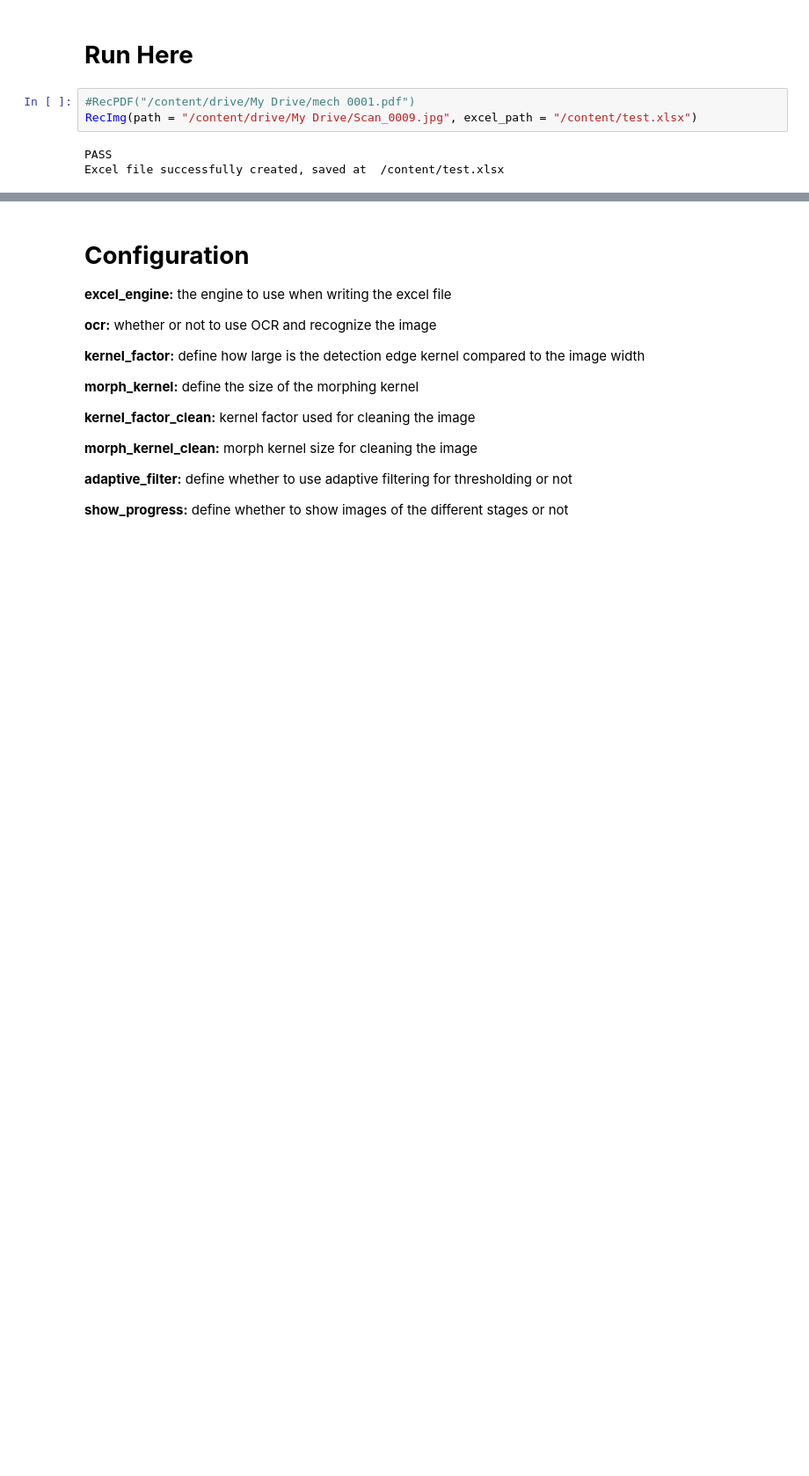
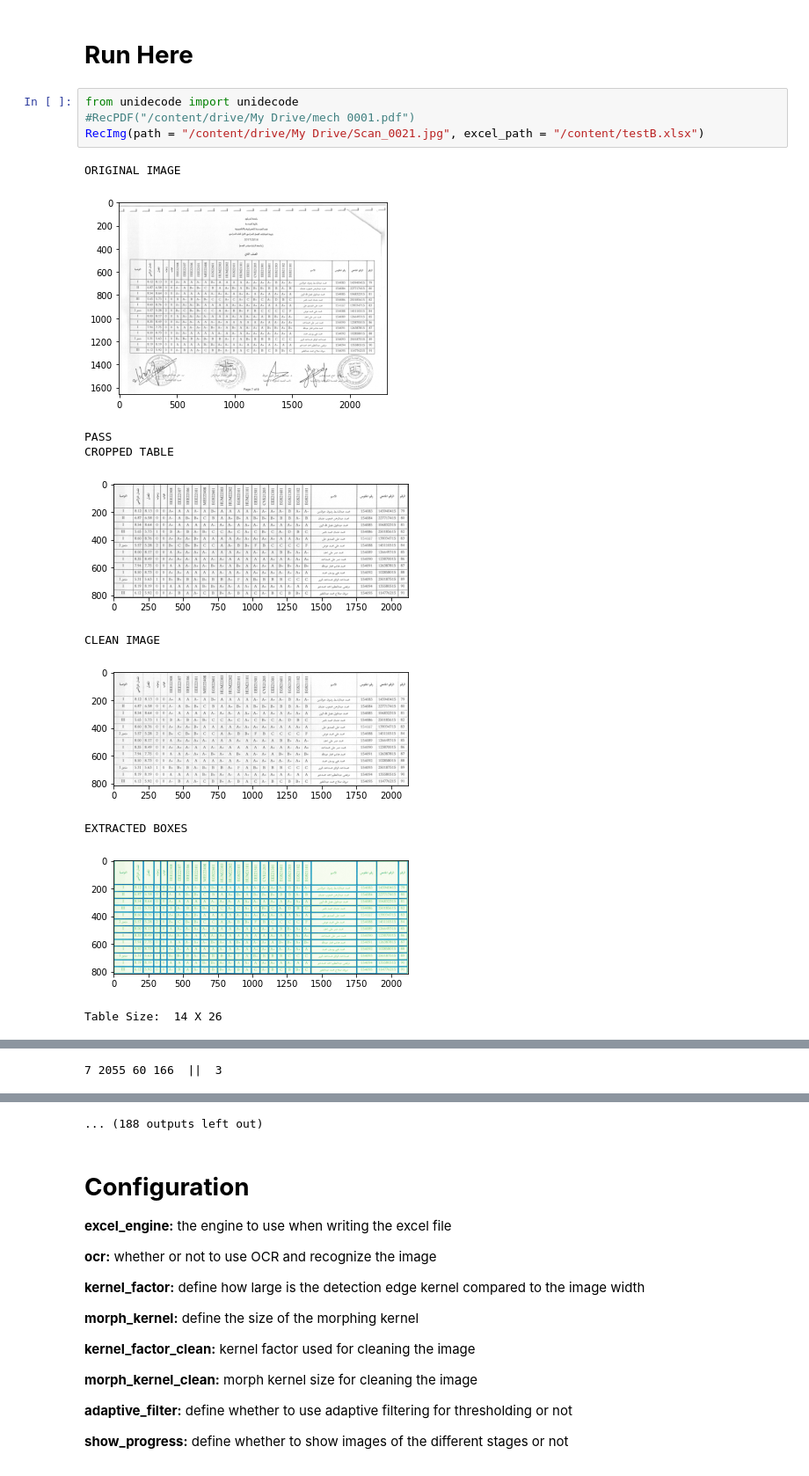
Before and after one commit to yazeedMohi/OCR-Table-Recognition, a Jupyter notebook: OCR_Table_Recognition.ipynb, the cells around one changed output, grey strips where cells are left out. Shown at 88% size. Saved outputs shown, nothing was run; the diff lists cells and outputs as text; blank space fills up the shorter version.

```diff
--- a/OCR_Table_Recognition.ipynb
+++ b/OCR_Table_Recognition.ipynb
@@ -9,8 +26,17 @@
 # %% [markdown]
 # **Run Here**
 # %%
+from unidecode import unidecode
 #RecPDF("/content/drive/My Drive/mech 0001.pdf")
-RecImg(path = "/content/drive/My Drive/Scan_0009.jpg", excel_path = "/content/test.xlsx")
+RecImg(path = "/content/drive/My Drive/Scan_0021.jpg", excel_path = "/content/testB.xlsx")
 # %% [output]
-PASS
-Excel file successfully created, saved at  /content/test.xlsx
+ORIGINAL IMAGE
+[figure, added]
+PASS
+CROPPED TABLE
+[figure, added]
+CLEAN IMAGE
+[figure, added]
+EXTRACTED BOXES
+[figure, added]
+Table Size:  14 X 26
@@ -16,0 +44 @@ Excel file successfully created, saved at  /content/test.xlsx
+7 2055 60 166  ||  3
@@ -17,3 +46,4 @@ Excel file successfully created, saved at  /content/test.xlsx
+... (188 outputs left out)
 # %% [markdown]
 # **Configuration**
 
```
Also changed, not shown: parts of 10 cells of this notebook.
